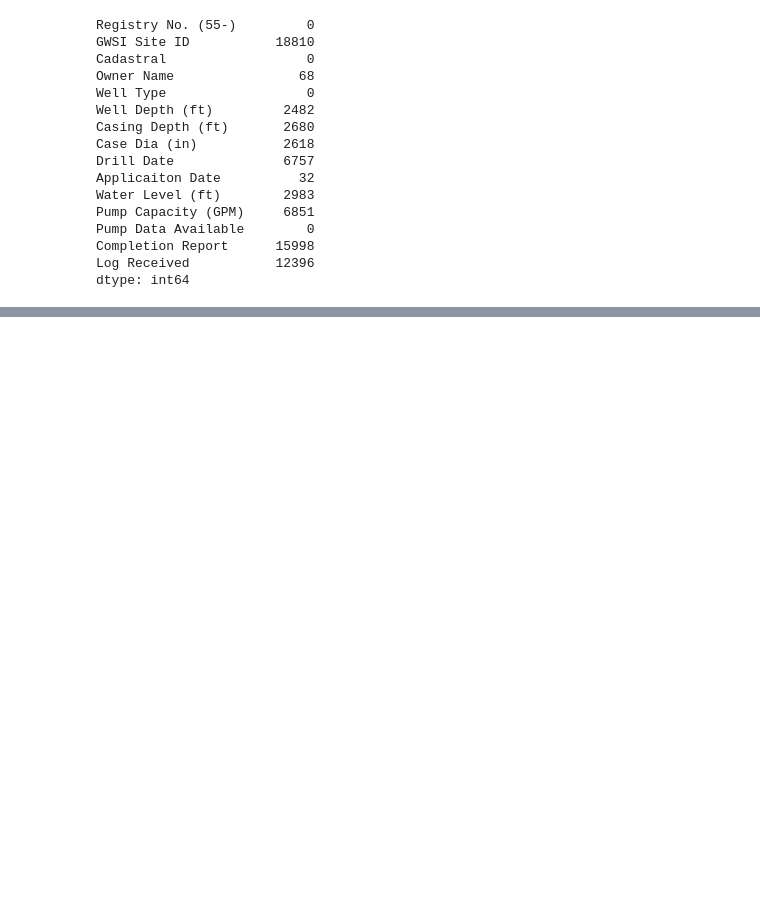
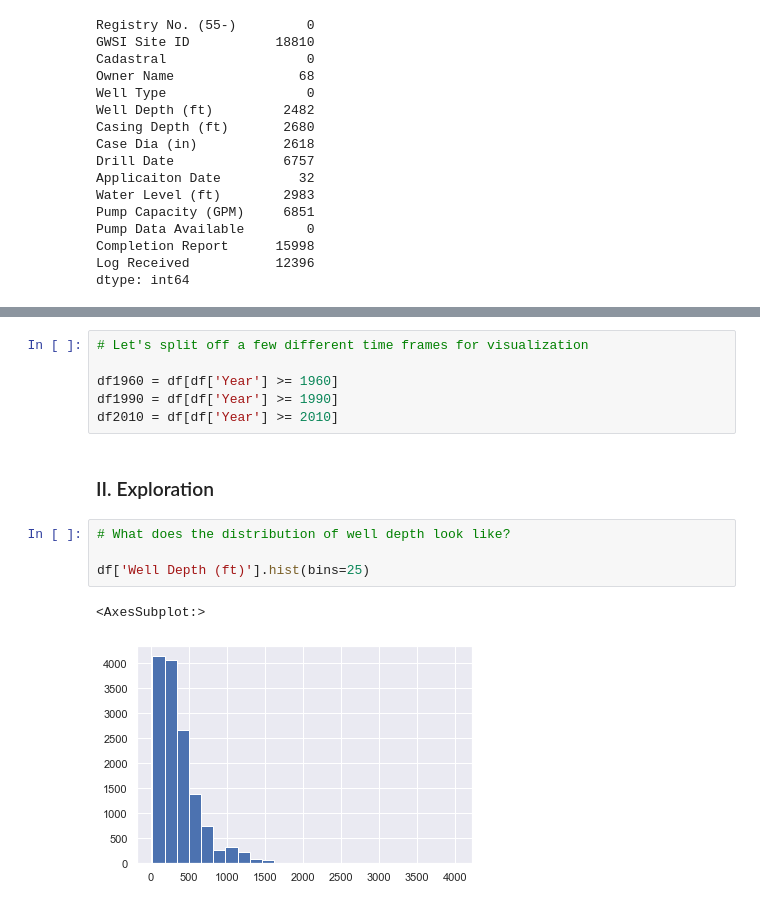
Before and after one commit to hodgetorin/cochise_county_water_project, a Jupyter notebook: Full County Data.ipynb, the cells around one changed output, grey strips where cells are left out. Drawn from its saved outputs; the diff is of its cells as text; blank space fills up the shorter version.

```diff
--- a/Full County Data.ipynb
+++ b/Full County Data.ipynb
@@ -225,0 +219,15 @@ df_totbyyr.plot(title = "Total Wells Drilled Per Year since 1960")
+# %%
+# Let's split off a few different time frames for visualization
+
+df1960 = df[df['Year'] >= 1960]
+df1990 = df[df['Year'] >= 1990]
+df2010 = df[df['Year'] >= 2010]
+# %% [markdown]
+### II. Exploration
+# %%
+# What does the distribution of well depth look like?
+
+df['Well Depth (ft)'].hist(bins=25)
+# %% [output]
+<AxesSubplot:>
+[figure, added]
```
Also changed, not shown: parts of 52 cells of this notebook.
